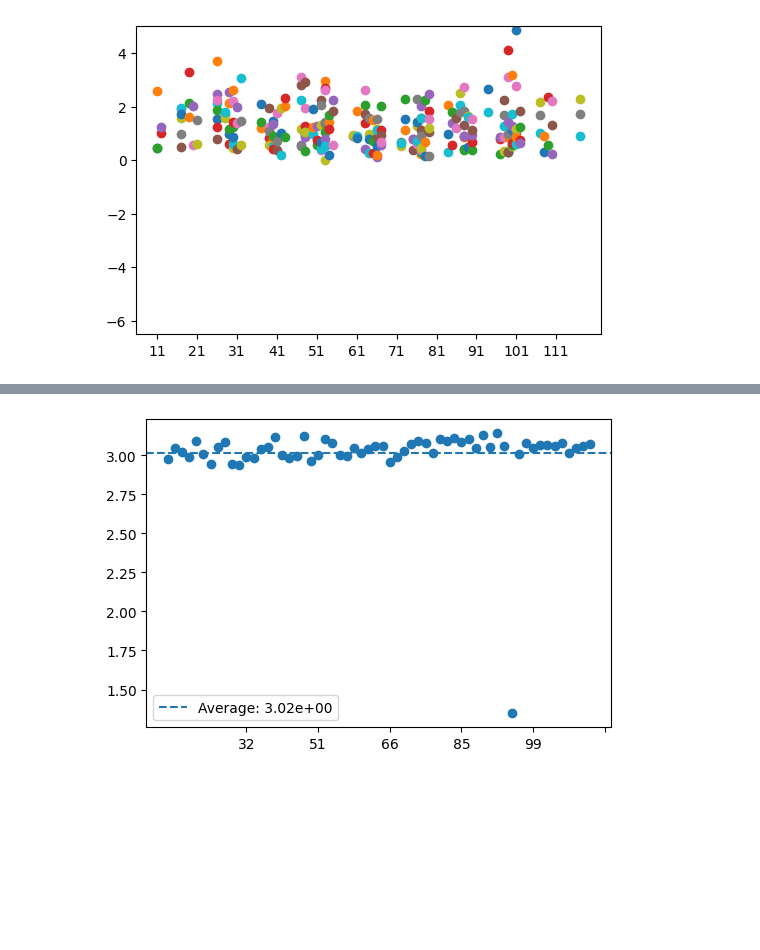
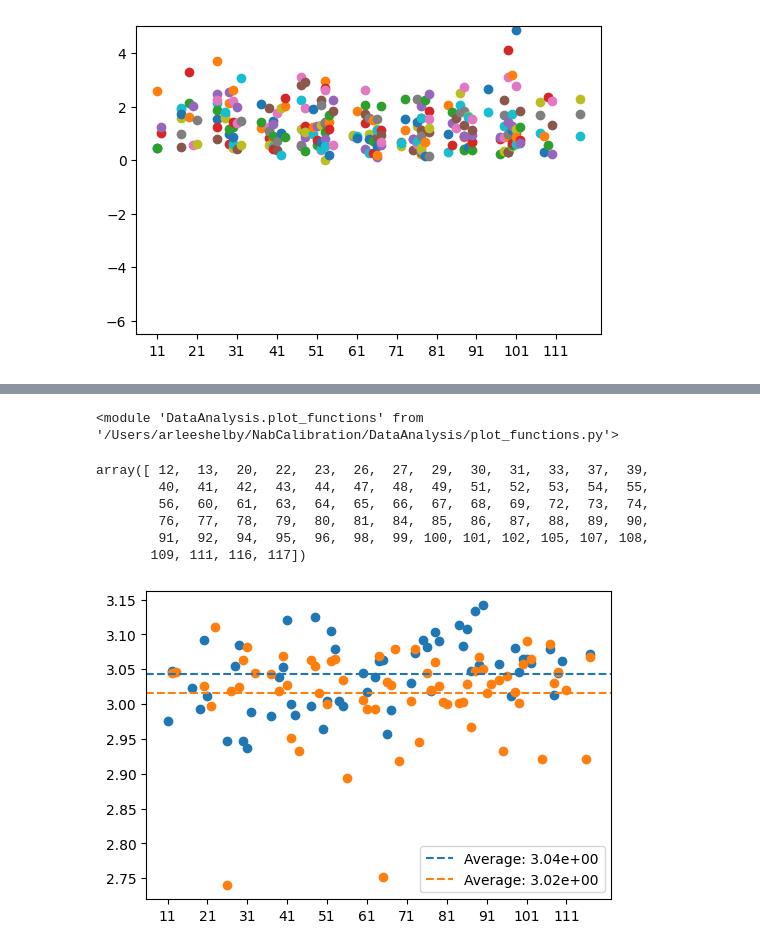
Before and after one commit to arlee-shelby/NabCalibration, a Jupyter notebook: FullAnalysisClean.ipynb, the cells around one changed output, grey strips where cells are left out. Drawn from its saved outputs; the diff is of its cells as text; code cells hidden in the pictures; blank space fills up the shorter version.

```diff
--- a/FullAnalysisClean.ipynb
+++ b/FullAnalysisClean.ipynb
@@ -115,0 +188,3 @@ calibration_quadratic_results = bf.calibrate_data(calibration_peak_data,calibrat
+# %%
+LDETcalibration_linear_results = bf.calibrate_data(LDETcalibration_peak_data,LDETcalibration_amp_data,calibration_order='linear',detector='LDET')
+LDETcalibration_quadratic_results = bf.calibrate_data(LDETcalibration_peak_data,LDETcalibration_amp_data,calibration_order='quadratic',detector='LDET')
@@ -151,3 +229,5 @@ metadata
 plotf.plot_goodness_of_fit(calibration_linear_results,chi2=False,reduced_chi2=True,bottom_ylim=None,top_ylim=5)
 # %% [output]
 [figure]
+# %%
+plotf.plot_goodness_of_fit(LDETcalibration_linear_results,chi2=False,reduced_chi2=True,bottom_ylim=-1,top_ylim=50)
@@ -158,3 +313,6 @@ plotf.plot_calibration_results('52',calibration_linear_results,metadata,gain=Tru
 # %%
 gain = bf.get_calibration_fit_params(calibration_linear_results,gain=True)
 offset = bf.get_calibration_fit_params(calibration_linear_results,offset=True)
+# %%
+LDETgain = bf.get_calibration_fit_params(LDETcalibration_linear_results,gain=True)
+LDEToffset = bf.get_calibration_fit_params(LDETcalibration_linear_results,offset=True)
@@ -164,3 +325,8 @@ average_gain_weighted, average_gain_error_weighted, gain_std_weighted = bf.get_c
 
 average_offset, average_offset_error, offset_std = bf.get_calibration_param_props(offset)
 average_offset_weighted, average_offset_error_weighted, offset_std_weighted = bf.get_calibration_param_props(offset,weighted=True)
+# %%
+LDETaverage_gain, LDETaverage_gain_error, LDETgain_std = bf.get_calibration_param_props(LDETgain)
+LDETaverage_gain_weighted, LDETaverage_gain_error_weighted, LDETgain_std_weighted = bf.get_calibration_param_props(LDETgain,weighted=True)
+LDETaverage_offset, LDETaverage_offset_error, LDEToffset_std = bf.get_calibration_param_props(LDEToffset)
+LDETaverage_offset_weighted, LDETaverage_offset_error_weighted, LDEToffset_std_weighted = bf.get_calibration_param_props(LDEToffset,weighted=True)
@@ -167,4 +338,17 @@ average_offset_weighted, average_offset_error_weighted, offset_std_weighted = bf
+# %%
+reload(plotf)
+# %% [output]
+<module 'DataAnalysis.plot_functions' from '/Users/arleeshelby/NabCalibration/DataAnalysis/plot_functions.py'>
+# %%
+np.array(list(map(int, list(LDETaverage_gain_weighted.keys()))))-1000
+# %% [output]
+array([ 12,  13,  20,  22,  23,  26,  27,  29,  30,  31,  33,  37,  39,
+        40,  41,  42,  43,  44,  47,  48,  49,  51,  52,  53,  54,  55,
+        56,  60,  61,  63,  64,  65,  66,  67,  68,  69,  72,  73,  74,
+        76,  77,  78,  79,  80,  81,  84,  85,  86,  87,  88,  89,  90,
+        91,  92,  94,  95,  96,  98,  99, 100, 101, 102, 105, 107, 108,
+       109, 111, 116, 117])
 # %%
-plotf.plot_calibration_param_props(average_gain_weighted)
+plotf.plot_calibration_param_props(average_gain_weighted,LDETparam_prop_df=LDETaverage_gain_weighted)
 # %% [output]
-[figure, old version]
+[figure, new version]
```
Also changed, not shown: parts of 36 cells of this notebook, 3 other files.
